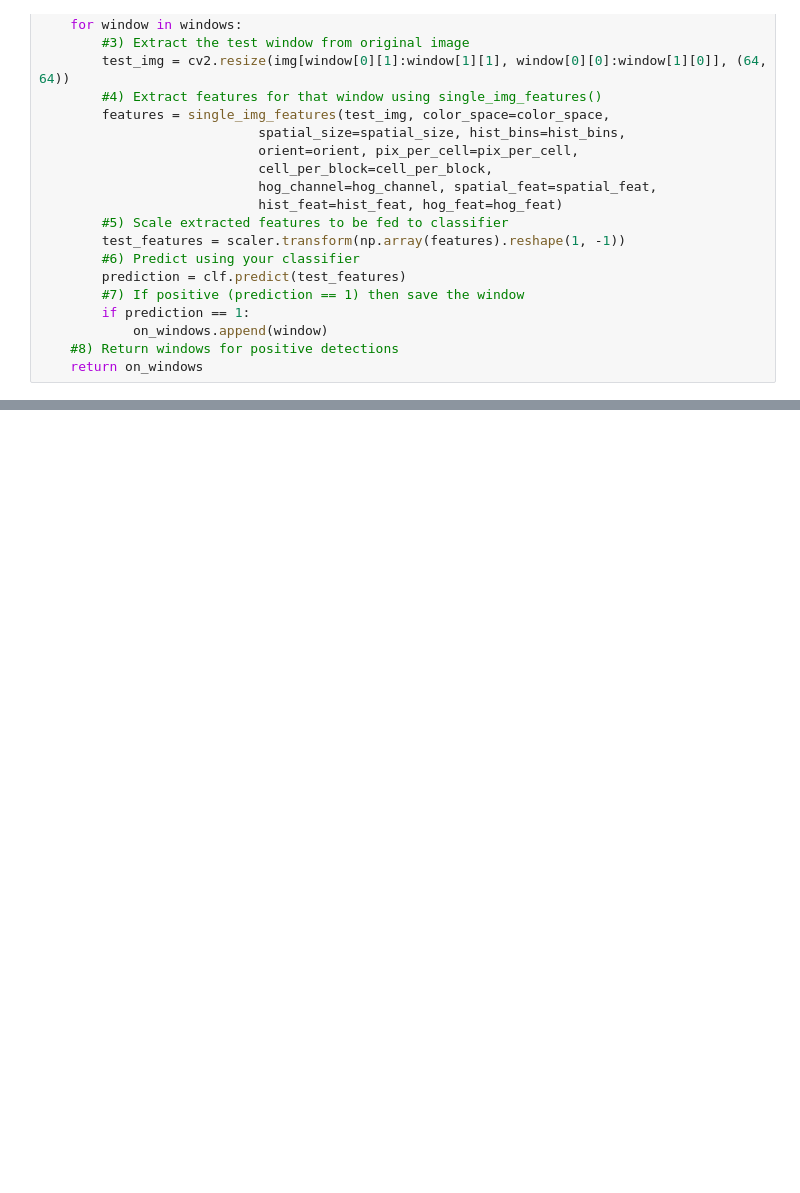
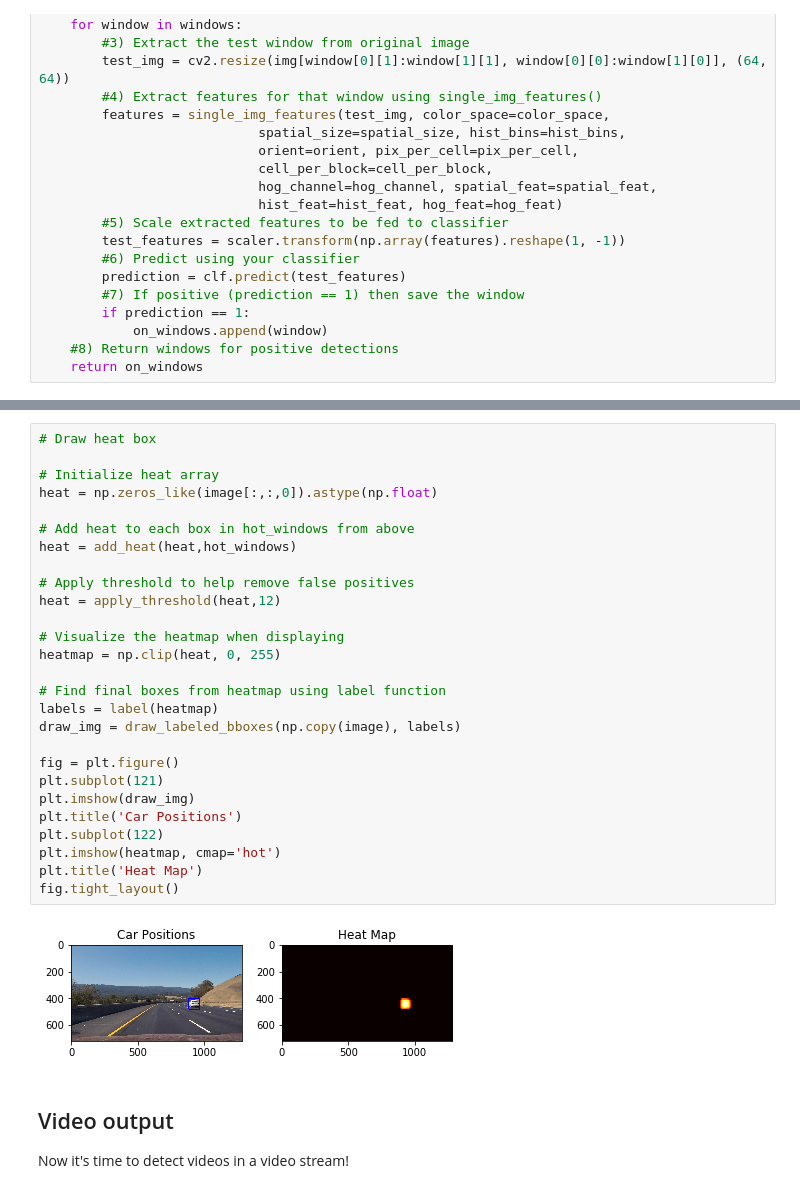
Before and after one commit to hgw2101/CarND-Vehicle-Detection, a Jupyter notebook: model.ipynb, the cells around one changed output, grey strips where cells are left out. Saved outputs shown, nothing was run; the diff lists cells and outputs as text; blank space fills up the shorter version.

```diff
--- a/model.ipynb
+++ b/model.ipynb
@@ -348,0 +457,32 @@ def search_windows(img, windows, clf, scaler, color_space='RGB',
+# %%
+# Draw heat box
+
+# Initialize heat array
+heat = np.zeros_like(image[:,:,0]).astype(np.float)
+
+# Add heat to each box in hot_windows from above
+heat = add_heat(heat,hot_windows)
+
+# Apply threshold to help remove false positives
+heat = apply_threshold(heat,12)
+
+# Visualize the heatmap when displaying
+heatmap = np.clip(heat, 0, 255)
+
+# Find final boxes from heatmap using label function
+labels = label(heatmap)
+draw_img = draw_labeled_bboxes(np.copy(image), labels)
+
+fig = plt.figure()
+plt.subplot(121)
+plt.imshow(draw_img)
+plt.title('Car Positions')
+plt.subplot(122)
+plt.imshow(heatmap, cmap='hot')
+plt.title('Heat Map')
+fig.tight_layout()
+# %% [output]
+[figure, added]
+# %% [markdown]
+## Video output
+Now it's time to detect videos in a video stream!
```
Also changed, not shown: parts of 14 cells of this notebook.
